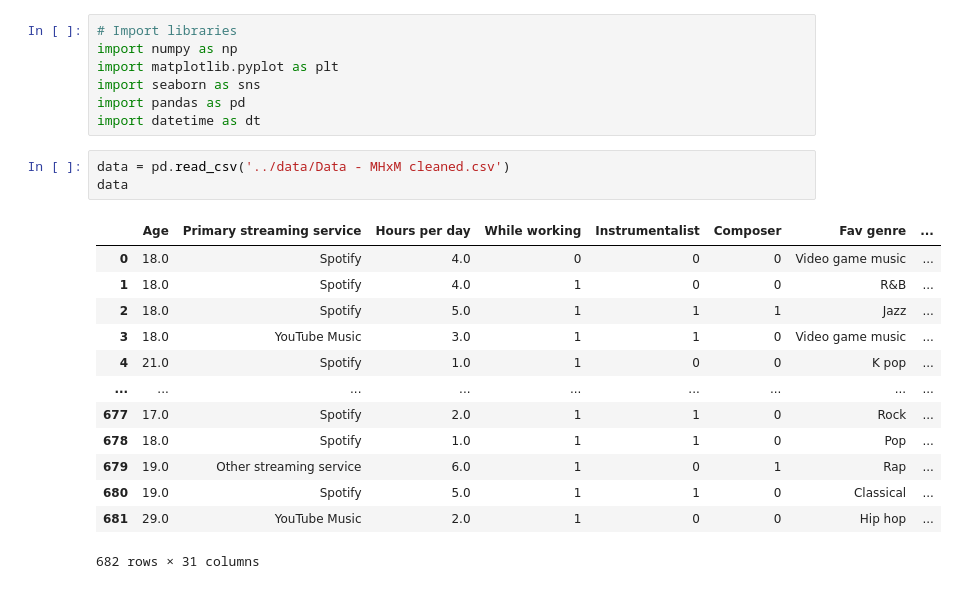
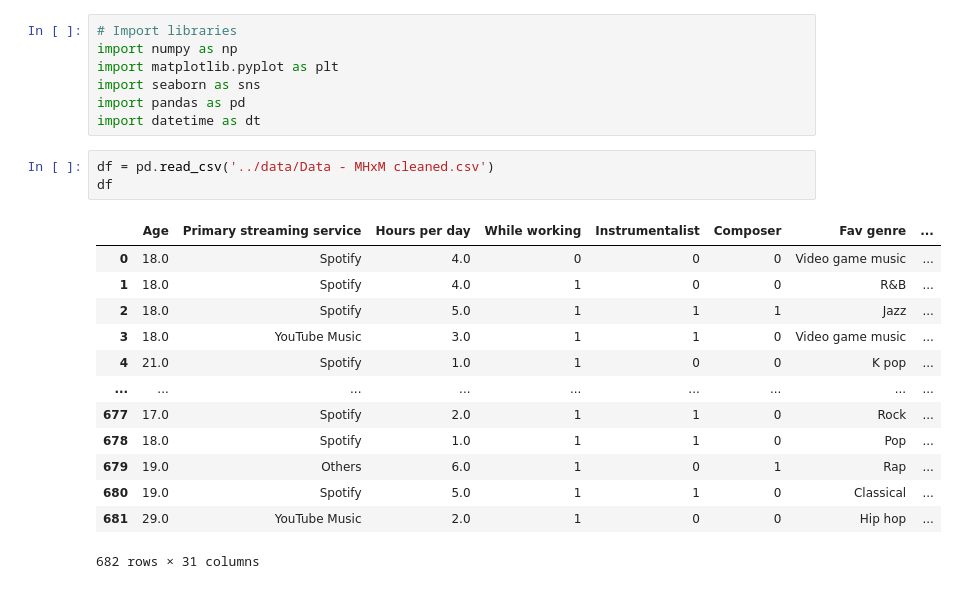
Before and after one commit to mlcuadra1/Mental-Health-x-Music-EDA, a Jupyter notebook: notebooks/Script 2 - EDA.ipynb, the cells around one changed output. Cells and saved outputs as stored; diff of their text form.

```diff
--- a/notebooks/Script 2 - EDA.ipynb
+++ b/notebooks/Script 2 - EDA.ipynb
@@ -14,19 +14,19 @@ import seaborn as sns
 import pandas as pd
 import datetime as dt
 # %%
-data = pd.read_csv('../data/Data - MHxM cleaned.csv')
-data
+df = pd.read_csv('../data/Data - MHxM cleaned.csv')
+df
 # %% [output]
 |  | Age | Primary streaming service | Hours per day | While working | Instrumentalist | Composer | Fav genre | ... |
 | 0 | 18.0 | Spotify | 4.0 | 0 | 0 | 0 | Video game music | ... |
 | 1 | 18.0 | Spotify | 4.0 | 1 | 0 | 0 | R&B | ... |
 | 2 | 18.0 | Spotify | 5.0 | 1 | 1 | 1 | Jazz | ... |
 | 3 | 18.0 | YouTube Music | 3.0 | 1 | 1 | 0 | Video game music | ... |
 | 4 | 21.0 | Spotify | 1.0 | 1 | 0 | 0 | K pop | ... |
 | ... | ... | ... | ... | ... | ... | ... | ... | ... |
 | 677 | 17.0 | Spotify | 2.0 | 1 | 1 | 0 | Rock | ... |
 | 678 | 18.0 | Spotify | 1.0 | 1 | 1 | 0 | Pop | ... |
-| 679 | 19.0 | Other streaming service | 6.0 | 1 | 0 | 1 | Rap | ... |
+| 679 | 19.0 | Others | 6.0 | 1 | 0 | 1 | Rap | ... |
 | 680 | 19.0 | Spotify | 5.0 | 1 | 1 | 0 | Classical | ... |
 | 681 | 29.0 | YouTube Music | 2.0 | 1 | 0 | 0 | Hip hop | ... |
 682 rows × 31 columns
```
Also changed, not shown: parts of 23 cells of this notebook, 1 other file.
